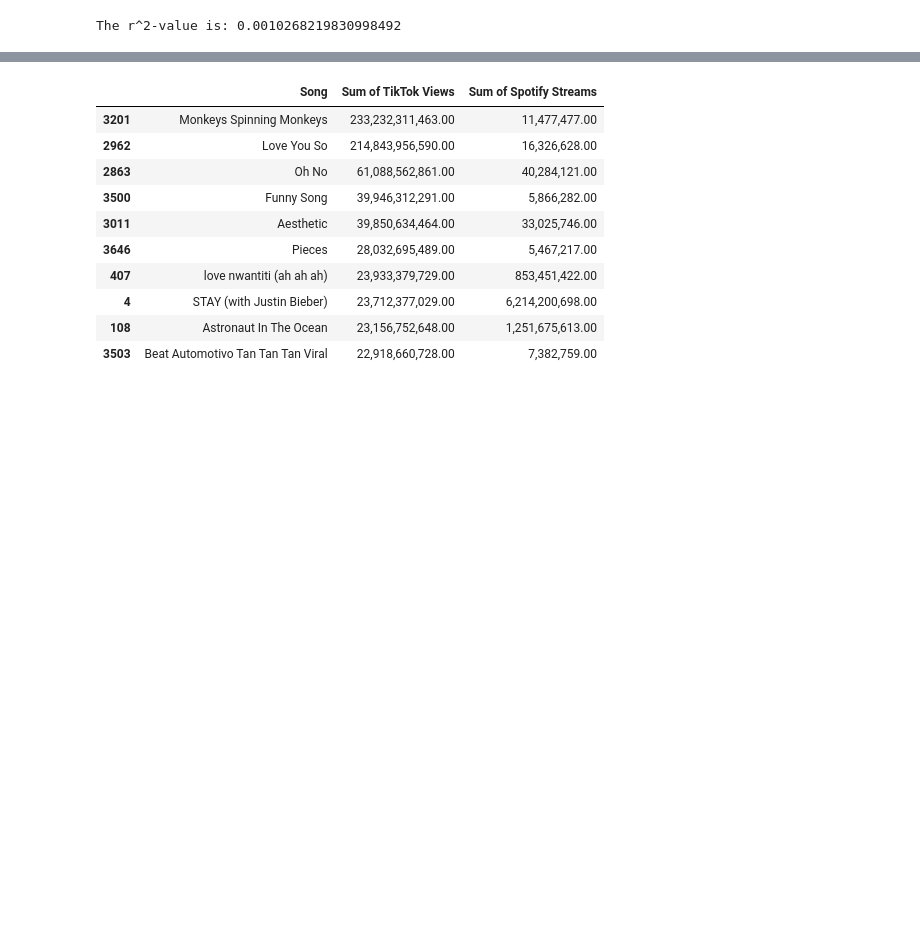
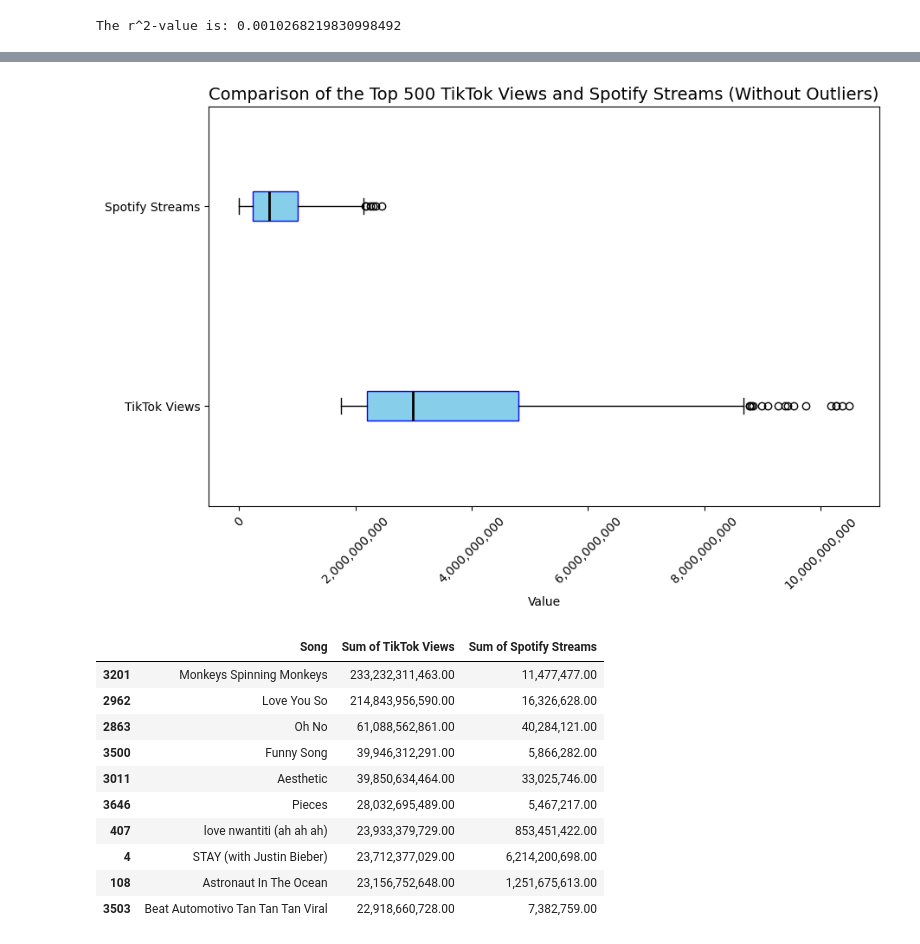
Before and after one commit to qstibbins/project-1, a Jupyter notebook: data.ipynb, the cells around one changed output, grey strips where cells are left out. Saved outputs shown, nothing was run; the diff lists cells and outputs as text; code cells hidden in the pictures; blank space fills up the shorter version.

```diff
--- a/data.ipynb
+++ b/data.ipynb
@@ -148,3 +150,49 @@ plt.show()
+# %%
+# Remove outliers from box plot using the Interquartile Range (IQR) before plotting
+
+# Calculate Q1, Q3, and IQR
+Q1 = top_500_tiktok_df[['Sum of TikTok Views', 'Sum of Spotify Streams']].quantile(0.25)
+Q3 = top_500_tiktok_df[['Sum of TikTok Views', 'Sum of Spotify Streams']].quantile(0.75)
+IQR = Q3 - Q1
+
+# Define the outlier range
+lower_bound = Q1 - 1.5 * IQR
+upper_bound = Q3 + 1.5 * IQR
+
+# Filter out outliers
+filtered_df = top_500_tiktok_df[
+    (top_500_tiktok_df['Sum of TikTok Views'] >= lower_bound['Sum of TikTok Views']) &
+    (top_500_tiktok_df['Sum of TikTok Views'] <= upper_bound['Sum of TikTok Views']) &
+    (top_500_tiktok_df['Sum of Spotify Streams'] >= lower_bound['Sum of Spotify Streams']) &
+    (top_500_tiktok_df['Sum of Spotify Streams'] <= upper_bound['Sum of Spotify Streams'])
+]
+# %%
+# Box plot without outliers
+
+# Create the combined box plot for TikTok Views and Spotify Streams
+plt.figure(figsize=(10, 6))
+
+# Create a list of the two columns to compare
+data = [filtered_df['Sum of TikTok Views'], filtered_df['Sum of Spotify Streams']]
+
+# Plot the box plot
+plt.boxplot(data, vert=False, patch_artist=True,
+            boxprops=dict(facecolor='skyblue', color='blue'),
+            medianprops=dict(color='black', linewidth=2))
+
+# Add labels for the x-axis
+plt.yticks([1, 2], ['TikTok Views', 'Spotify Streams'])                                # Label the y-axis for the two groups
+plt.xticks(rotation=45)
+plt.gca().xaxis.set_major_formatter(ticker.FuncFormatter(lambda x, _: f'{int(x):,}'))  # Adjust x-axis to show full values with commas
+
+# Title and axis labels
+plt.title('Comparison of the Top 500 TikTok Views and Spotify Streams (Without Outliers)', fontsize=14)
+plt.xlabel('Value')
+
+# Display the plot
+plt.show()
+# %% [output]
+[figure, added]
 # %%
 # Does the top 10 most viewed TikTok songs have high spotify streaming?
 
```
Also changed, not shown: parts of 2 cells of this notebook.
